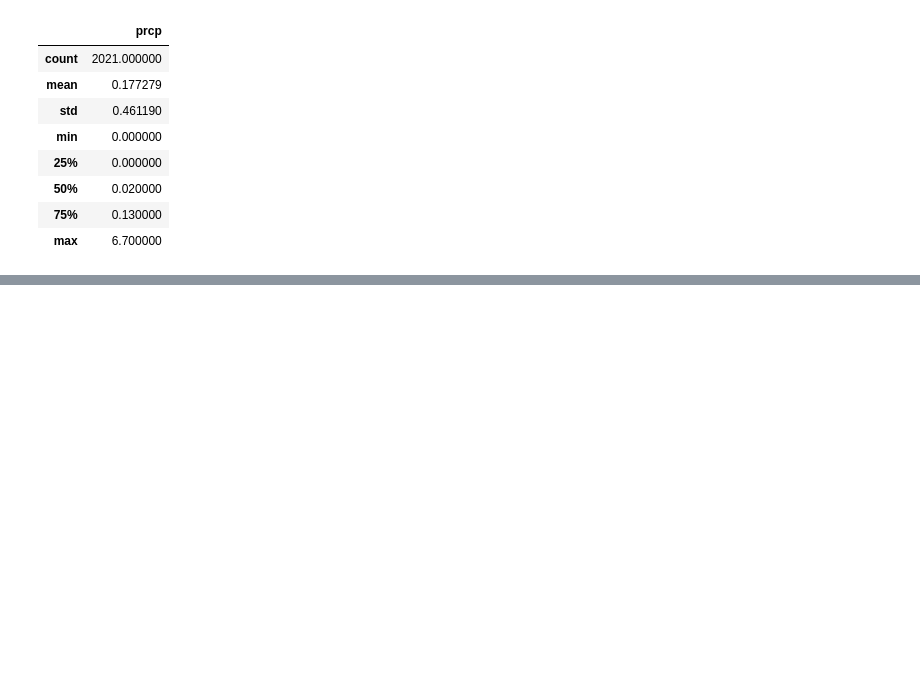
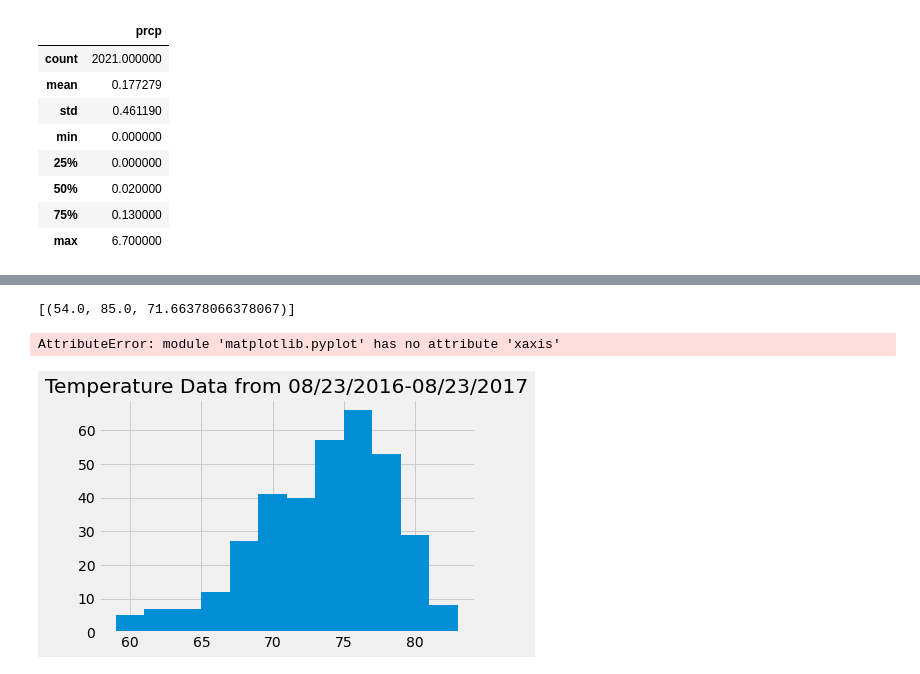
Before and after one commit to sbkachelmeier/sqlalchemy-challenge, a Jupyter notebook: climate_starter.ipynb, the cells around one changed output, grey strips where cells are left out. Drawn from its saved outputs; the diff is of its cells as text; code cells hidden in the pictures; blank space fills up the shorter version.

```diff
--- a/climate_starter.ipynb
+++ b/climate_starter.ipynb
@@ -110,6 +144,28 @@ precip_df.describe()
 # %%
 # Using the station id from the previous query, calculate the lowest temperature recorded,
 # highest temperature recorded, and average temperature of the most active station?
+temp_data = session.query(func.min(measurement.tobs), \
+    func.max(measurement.tobs), func.avg(measurement.tobs)).\
+    filter(measurement.station == "USC00519281").\
+    order_by(measurement.tobs).all()
+temp_data
+# %% [output]
+[(54.0, 85.0, 71.66378066378067)]
+# %%
+# Choose the station with the highest number of temperature observations.
+
+results = session.query(measurement.tobs).\
+    filter(measurement.station == "USC00519281").\
+    filter(func.strftime(measurement.date) >= "2016-08-23").\
+    order_by(measurement.tobs).all()
+temp_results = [result[0] for result in results]
 # %%
-# Choose the station with the highest number of temperature observations.
 # Query the last 12 months of temperature observation data for this station and plot the results as a histogram
+plt.hist(temp_results, bins=12)
+plt.title("Temperature Data from 08/23/2016-08/23/2017")
+plt.xaxis("Temperature")
+plt.yaxis("Frequency")
+plt.show()
+# %% [output]
+AttributeError: module 'matplotlib.pyplot' has no attribute 'xaxis'
+[figure, added]
```
Also changed, not shown: parts of 4 cells of this notebook, 1 other file.
